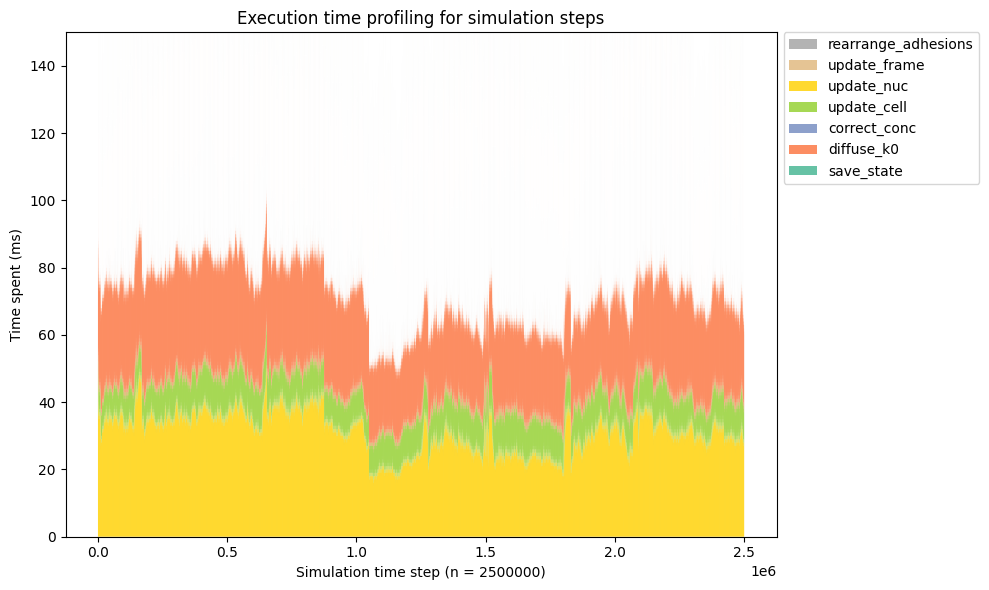
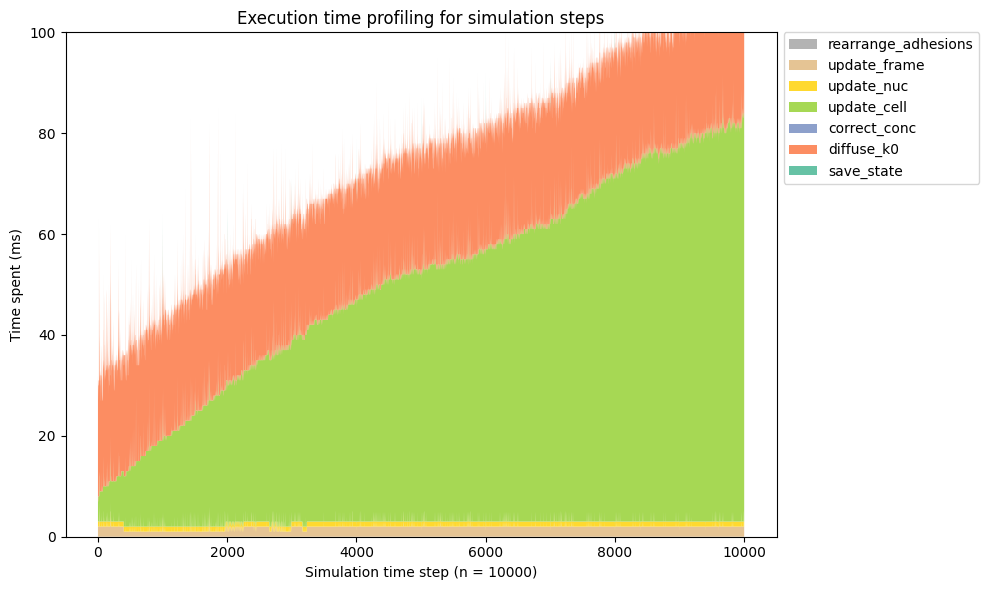
The change to this notebook cell's code, shown as a diff; its figure went from the first image to the second:
--- before
+++ after
@@ -3,5 +3,5 @@
 plt.figure(figsize=(10, 6))
 plt.stackplot(x.T, data.T, labels=cols, colors=colors)
-plt.ylim(0, 150)
+plt.ylim(0, 100)
 plt.legend(bbox_to_anchor=(1.01, 1), loc='upper left', borderaxespad=0.)
 plt.ylabel("Time spent (ms)")

Commit: Removed eigen parallelization temporarily for testing